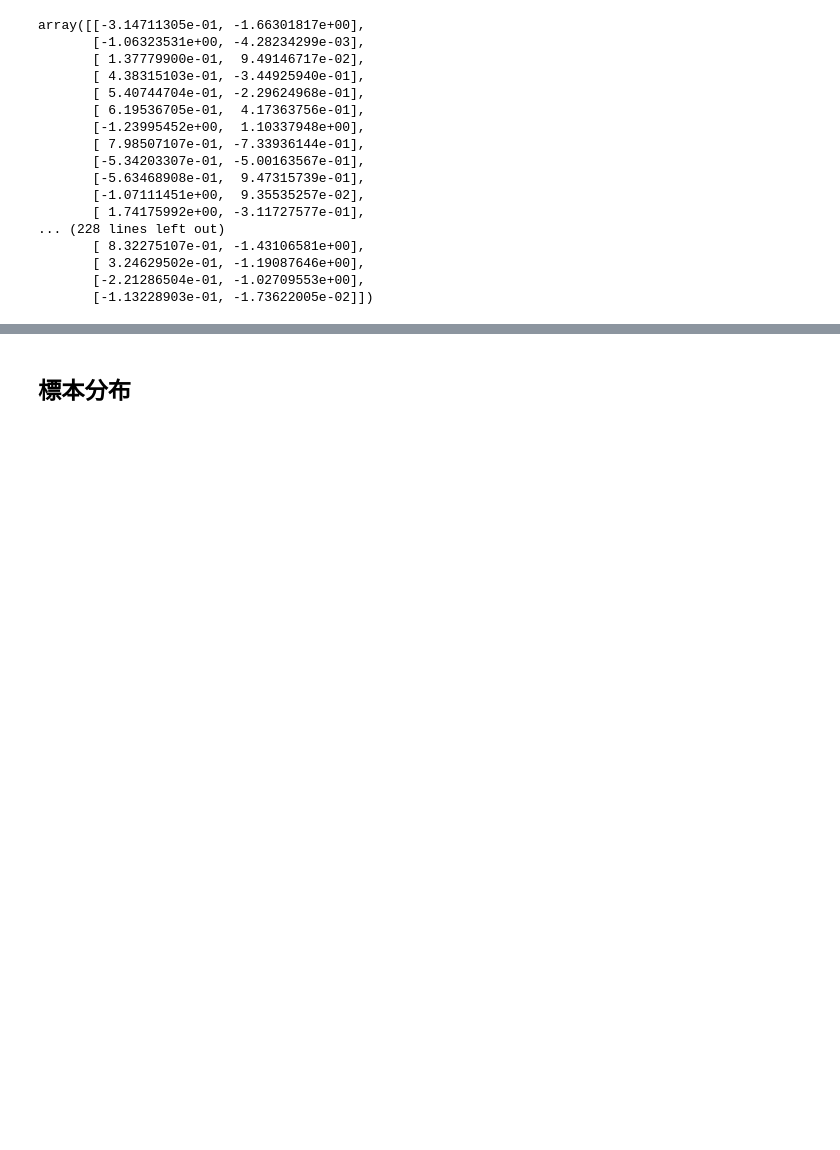
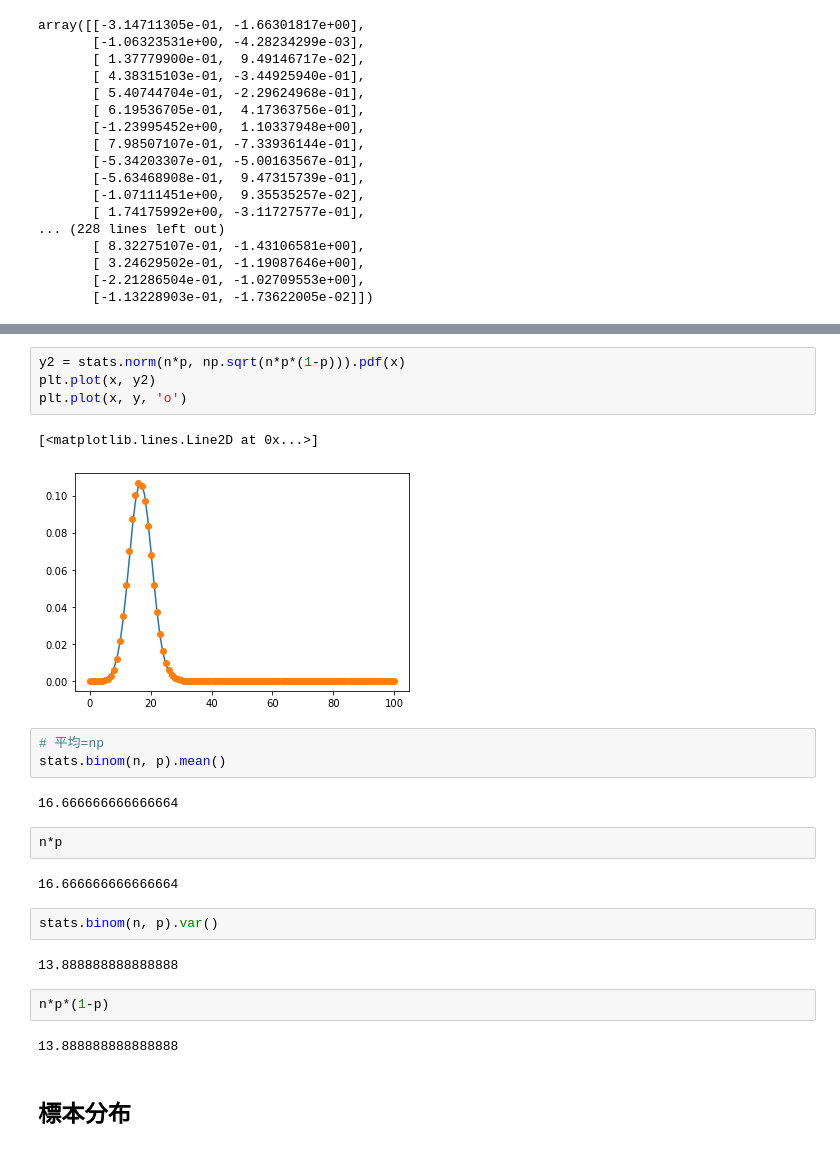
Before and after one commit to pajannat/my-learning, a Jupyter notebook: Kame_Udemy_StatsCourse/statistics.ipynb, the cells around one changed output, grey strips where cells are left out. Drawn from its saved outputs; the diff is of its cells as text; blank space fills up the shorter version.

```diff
--- a/Kame_Udemy_StatsCourse/statistics.ipynb
+++ b/Kame_Udemy_StatsCourse/statistics.ipynb
@@ -487,3 +517,27 @@ array([[-3.14711305e-01, -1.66301817e+00],
+# %%
+y2 = stats.norm(n*p, np.sqrt(n*p*(1-p))).pdf(x)
+plt.plot(x, y2)
+plt.plot(x, y, 'o')
+# %% [output]
+[<matplotlib.lines.Line2D at 0x...>]
+[figure, added]
+# %%
+# 平均=np
+stats.binom(n, p).mean()
+# %% [output]
+16.666666666666664
+# %%
+n*p
+# %% [output]
+16.666666666666664
+# %%
+stats.binom(n, p).var()
+# %% [output]
+13.888888888888888
+# %%
+n*p*(1-p)
+# %% [output]
+13.888888888888888
 # %% [markdown]
 ## 標本分布
 # %%
```
Also changed, not shown: parts of 6 cells of this notebook.
